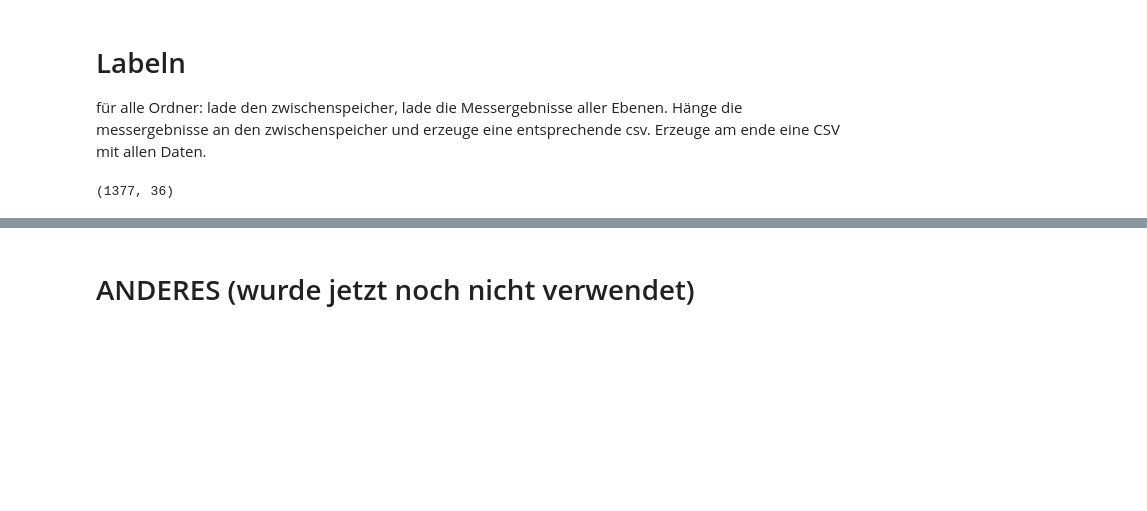
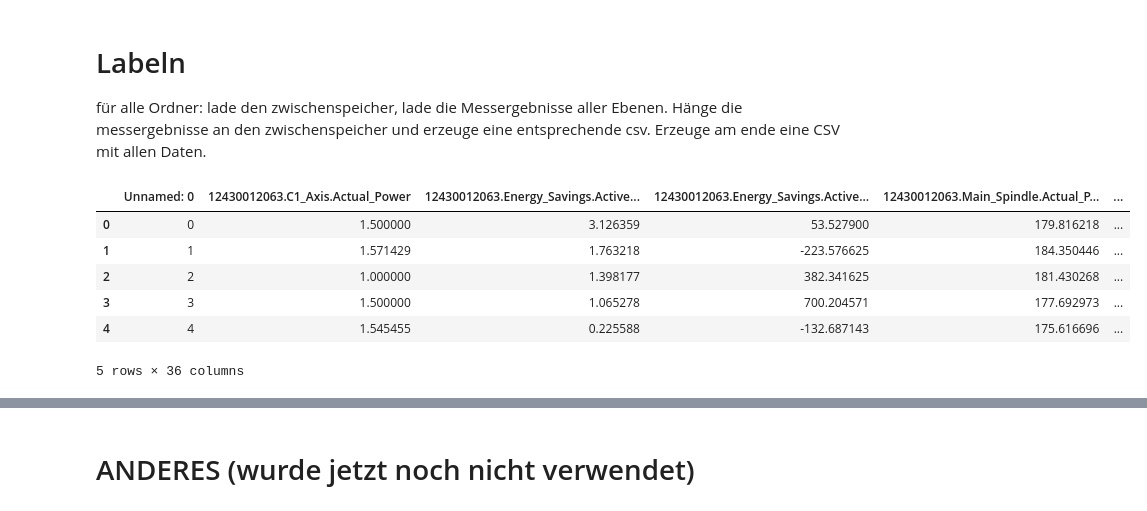
Before and after one commit to Xavubil/master_project_machine_learning, a Jupyter notebook: data_exploration/_EBENE1.ipynb, the cells around one changed output, grey strips where cells are left out. Cells and saved outputs as stored; diff of their text form; code cells hidden in the pictures; blank space fills up the shorter version.

```diff
--- a/data_exploration/_EBENE1.ipynb
+++ b/data_exploration/_EBENE1.ipynb
@@ -136,30 +136,35 @@ für alle Ordner: lade den zwischenspeicher, lade die Messergebnisse aller Ebene
 # %%
 dfAlleMessergebnisse = pd.read_csv("csv_Files/Messergebnisse_alle_ebenen.csv", sep=';', skiprows=7)
 dfAlleMessergebnisse.rename(columns={"Klassifizierung nach Messchraube":"Messschraube","Klassifizierung nach Messtaster":"Messtaster","Klassifizierung nach Grenzlehrdorn":"Grenzlehrdorn"},inplace=True)
 
 folderPrefix="_ebene"
 folders = [1,6,8,9,10,15,16,17,18,20,21,22,23,24,25,26,27]
 
 ls = []
 
 for eNum in folders:
     curZwischenspeicher = pd.read_csv(folderPrefix+str(eNum)+"/zwischenspeicher.csv")
     del curZwischenspeicher['Label']
     curZwischenspeicher["Messschraube"] = "-"
     curZwischenspeicher["Messtaster"] = "-"
     curZwischenspeicher["Grenzlehrdorn"] = "-"
     curZwischenspeicher["Ebene"] = eNum
     curZwischenspeicher["Bohrung"] = 0
     for i in range(0,81):
         curZwischenspeicher.at[i,"Messschraube"] = dfAlleMessergebnisse.loc[lambda l: ((l.Ebene == eNum) & (l.Bohrung == i+1)), "Messschraube"].values[0]
         curZwischenspeicher.at[i,"Messtaster"] = dfAlleMessergebnisse.loc[lambda l: ((l.Ebene == eNum) & (l.Bohrung == i+1)), "Messtaster"].values[0]
         curZwischenspeicher.at[i,"Grenzlehrdorn"] = dfAlleMessergebnisse.loc[lambda l: ((l.Ebene == eNum) & (l.Bohrung == i+1)), "Grenzlehrdorn"].values[0]
         curZwischenspeicher.at[i,"Bohrung"] = i+1
-    curZwischenspeicher.to_csv(folderPrefix+str(eNum)+"/labeledData.csv",encoding="utf-8",sep=",")
+    curZwischenspeicher.to_csv(folderPrefix+str(eNum)+"/labeledData.csv",encoding="utf-8",sep=",",index=False)
     ls.append(curZwischenspeicher)
 dfData = pd.concat(ls, ignore_index=True, sort=False)
 dfData.sort_values(by=["timeStamp"], inplace=True)
-dfData.to_csv("allLabeled.csv", encoding="utf-8",sep=",")
-dfData.shape
+dfData.head()
 # %% [output]
+|  | Unnamed: 0 | 12430012063.C1_Axis.Actual_Power | 12430012063.Energy_Savings.Active... | 12430012063.Energy_Savings.Active... | 12430012063.Main_Spindle.Actual_P... | ... |
+| 0 | 0 | 1.500000 | 3.126359 | 53.527900 | 179.816218 | ... |
+| 1 | 1 | 1.571429 | 1.763218 | -223.576625 | 184.350446 | ... |
+| 2 | 2 | 1.000000 | 1.398177 | 382.341625 | 181.430268 | ... |
+| 3 | 3 | 1.500000 | 1.065278 | 700.204571 | 177.692973 | ... |
+| 4 | 4 | 1.545455 | 0.225588 | -132.687143 | 175.616696 | ... |
-(1377, 36)
+5 rows × 36 columns
```
Also changed, not shown: parts of 1 cell of this notebook, 18 other files.
